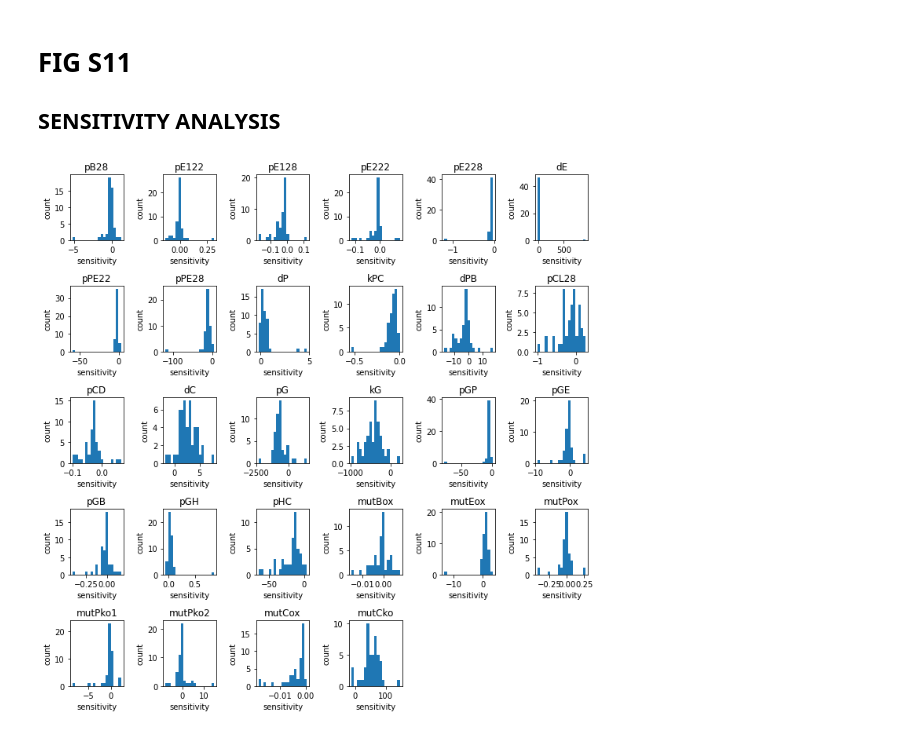
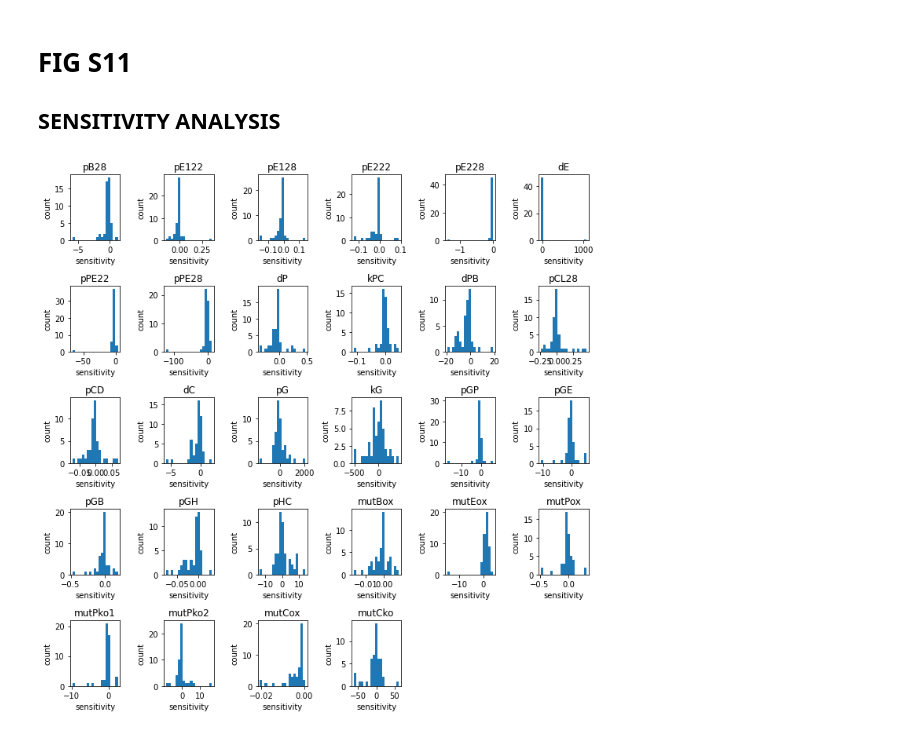
Before and after one commit to PabloCatalan/hypocotyl, a Jupyter notebook: model_robustness.ipynb, the cells around one changed output. Saved outputs shown, nothing was run; the diff lists cells and outputs as text; code cells hidden in the pictures.

```diff
--- a/model_robustness.ipynb
+++ b/model_robustness.ipynb
@@ -201,20 +201,20 @@ DF=pd.DataFrame.from_records(L, columns=keys)
 DF.to_csv('results/sensitivity_analysis.csv', float_format='%.6f', index=False)
 # %%
 #PLOT DISTRIBUTIONS
-DF=pd.read_csv('results/sensitivity_analysis2.csv')
+DF=pd.read_csv('results/sensitivity_analysis.csv')
 fig=plt.figure(figsize=(10,10))
 rows=5
 cols=6
 for i,key in enumerate(DF):
     P=100*DF[key]
     ax=fig.add_subplot(rows,cols,i+1)
     bins=np.linspace(P.min(),P.max(),20)
     n, bins=np.histogram(P,bins=bins)
     ax.bar(bins[:-1],n, width=bins[1]-bins[0])
     ax.set_title(key)
     ax.set_xlabel('sensitivity')
     ax.set_ylabel('count')
 fig.tight_layout()
-fig.savefig('figures/sensitivity_analysis_global_new.pdf', bbox_inches='tight')
+fig.savefig('figures/sensitivity_analysis_global.pdf', bbox_inches='tight')
 # %% [output]
-[figure, old version]
+[figure, new version]
```
Also changed, not shown: 4 other files.
